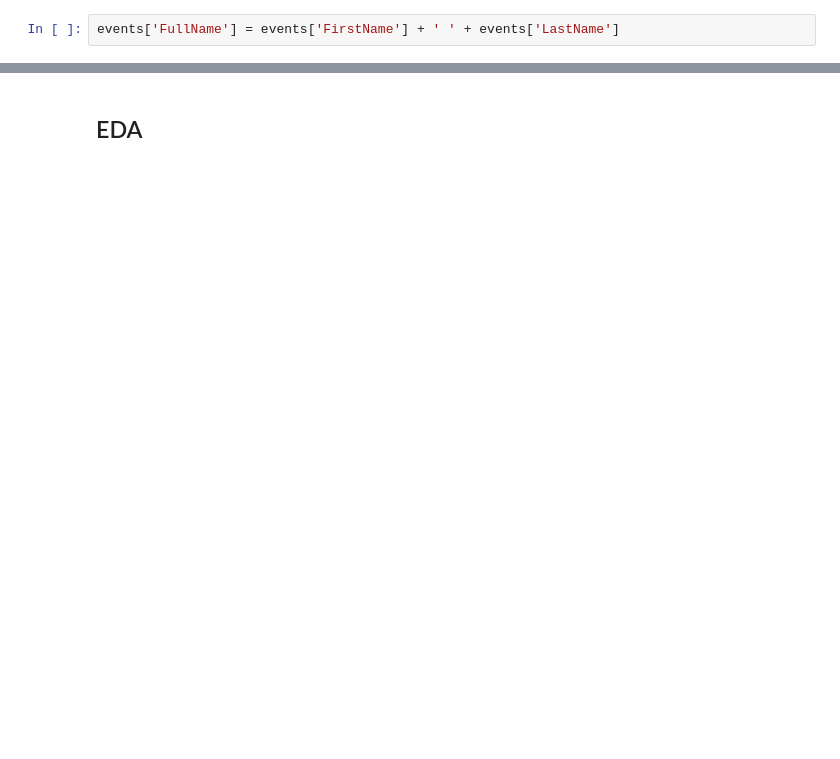
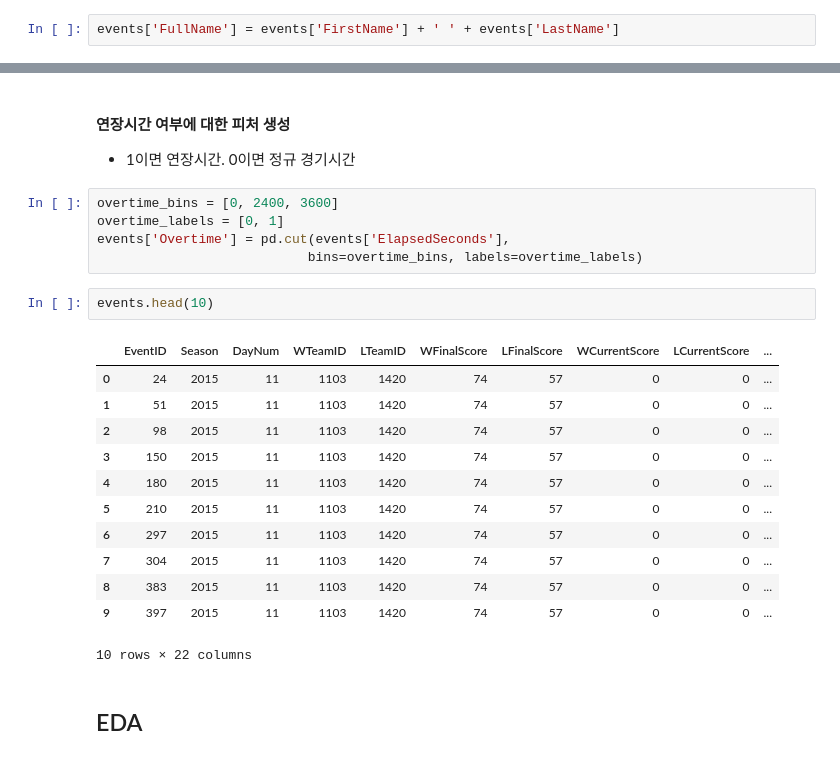
Before and after one commit to BaekKyunShin/NCAA_March_Madness_2020, a Jupyter notebook: EDA.ipynb, the cells around one changed output, grey strips where cells are left out. Saved outputs shown, nothing was run; the diff lists cells and outputs as text; blank space fills up the shorter version.

```diff
--- a/EDA.ipynb
+++ b/EDA.ipynb
@@ -123,2 +145,25 @@ events['Overtime'] = pd.cut(events['ElapsedSeconds'],
+# %% [markdown]
+#### 연장시간 여부에 대한 피처 생성
+- 1이면 연장시간. 0이면 정규 경기시간
+# %%
+overtime_bins = [0, 2400, 3600]
+overtime_labels = [0, 1]
+events['Overtime'] = pd.cut(events['ElapsedSeconds'],
+                           bins=overtime_bins, labels=overtime_labels)
+# %%
+events.head(10)
+# %% [output]
+|  | EventID | Season | DayNum | WTeamID | LTeamID | WFinalScore | LFinalScore | WCurrentScore | LCurrentScore | ... |
+| 0 | 24 | 2015 | 11 | 1103 | 1420 | 74 | 57 | 0 | 0 | ... |
+| 1 | 51 | 2015 | 11 | 1103 | 1420 | 74 | 57 | 0 | 0 | ... |
+| 2 | 98 | 2015 | 11 | 1103 | 1420 | 74 | 57 | 0 | 0 | ... |
+| 3 | 150 | 2015 | 11 | 1103 | 1420 | 74 | 57 | 0 | 0 | ... |
+| 4 | 180 | 2015 | 11 | 1103 | 1420 | 74 | 57 | 0 | 0 | ... |
+| 5 | 210 | 2015 | 11 | 1103 | 1420 | 74 | 57 | 0 | 0 | ... |
+| 6 | 297 | 2015 | 11 | 1103 | 1420 | 74 | 57 | 0 | 0 | ... |
+| 7 | 304 | 2015 | 11 | 1103 | 1420 | 74 | 57 | 0 | 0 | ... |
+| 8 | 383 | 2015 | 11 | 1103 | 1420 | 74 | 57 | 0 | 0 | ... |
+| 9 | 397 | 2015 | 11 | 1103 | 1420 | 74 | 57 | 0 | 0 | ... |
+10 rows × 22 columns
 # %% [markdown]
 ## EDA
```
Also changed, not shown: parts of 22 cells of this notebook.
